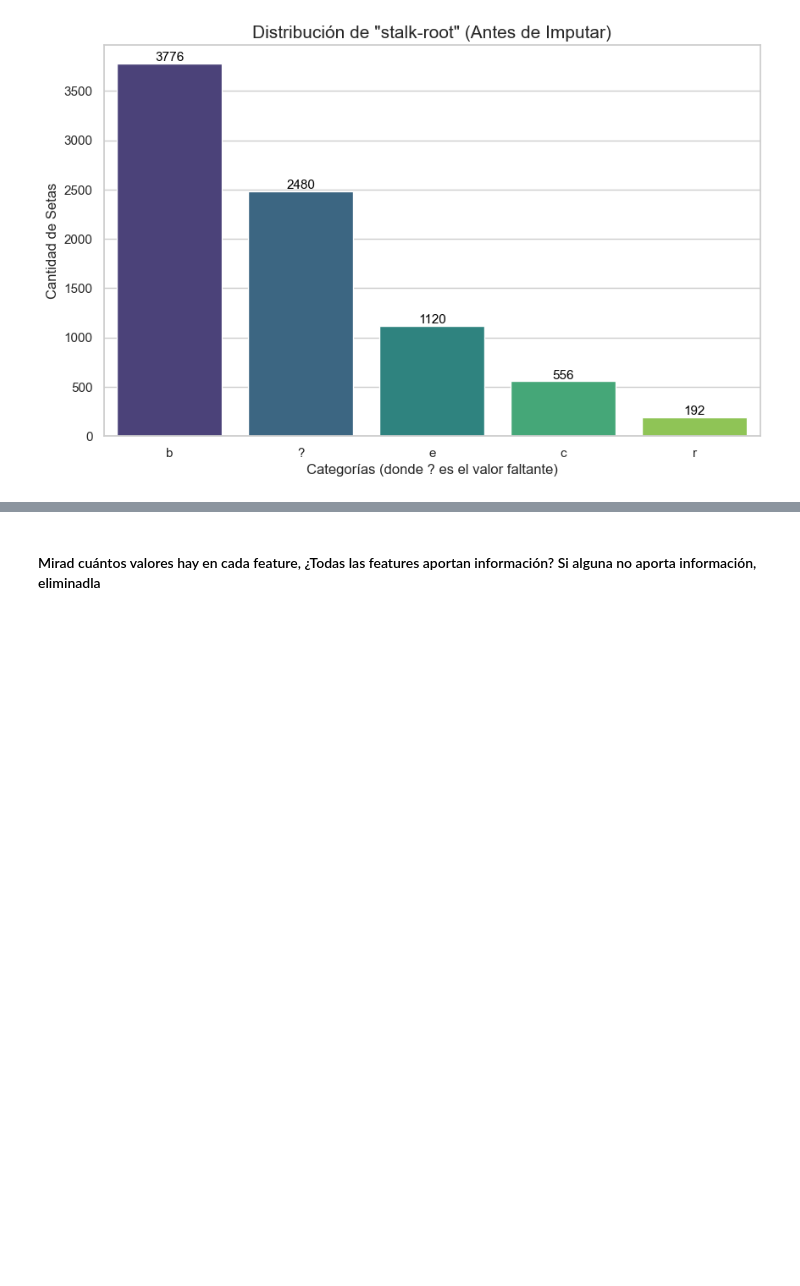
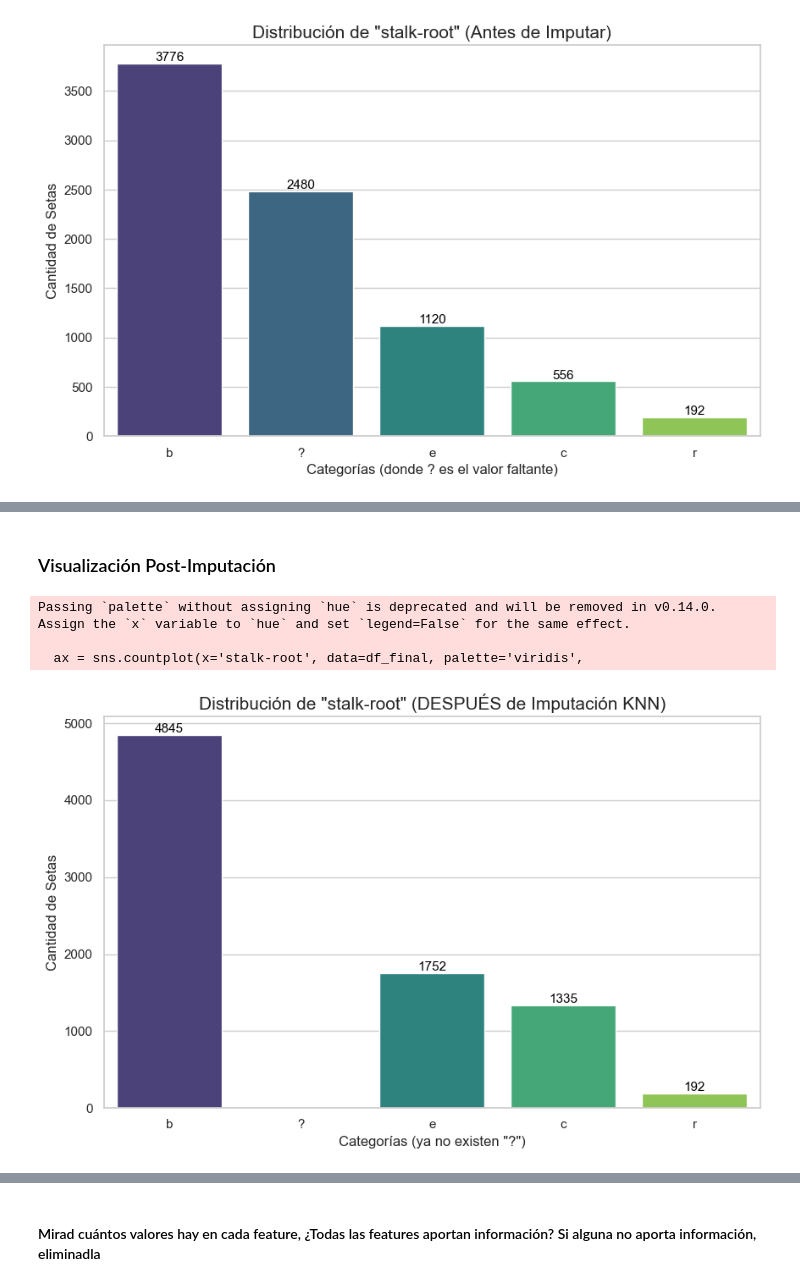
Before and after one commit to ThamirysKearney/DA-Project-Unsupervised-ML-Thami, a Jupyter notebook: notebooks/workshop_clustering_pca.ipynb, the cells around one changed output, grey strips where cells are left out. Drawn from its saved outputs; the diff is of its cells as text; code cells hidden in the pictures; blank space fills up the shorter version.

Commit message:
feat: visualización post-imputación KNN (stalk-root limpia)

```diff
--- a/notebooks/workshop_clustering_pca.ipynb
+++ b/notebooks/workshop_clustering_pca.ipynb
@@ -496,0 +537,28 @@ Passing `palette` without assigning `hue` is deprecated and will be removed in v
+# %% [markdown]
+### Visualización Post-Imputación
+# %%
+# Visualización del resultado: stalk-root después de la imputación
+
+# Muy importante: ahora usamos df_final (que es el resultado del KNN)
+plt.figure(figsize=(10, 6))
+
+# Usamos el mismo orden de antes para que sea fácil comparar a ojo
+ax = sns.countplot(x='stalk-root', data=df_final, palette='viridis',
+                   order=df['stalk-root'].value_counts().index)
+
+plt.title('Distribución de "stalk-root" (DESPUÉS de Imputación KNN)', fontsize=15)
+plt.xlabel('Categorías (ya no existen "?")', fontsize=12)
+plt.ylabel('Cantidad de Setas', fontsize=12)
+
+# Volvemos a poner los numeritos sobre las barras
+for p in ax.patches:
+    ax.annotate(f'{int(p.get_height())}', (p.get_x() + p.get_width() / 2., p.get_height()),
+                ha='center', va='center', fontsize=11, color='black', xytext=(0, 5),
+                textcoords='offset points')
+
+plt.show()
+# %% [output]
+Passing `palette` without assigning `hue` is deprecated and will be removed in v0.14.0. Assign the `x` variable to `hue` and set `legend=False` for the same effect.
+
+  ax = sns.countplot(x='stalk-root', data=df_final, palette='viridis',
+[figure, added]
```
Also changed, not shown: parts of 8 cells of this notebook.
